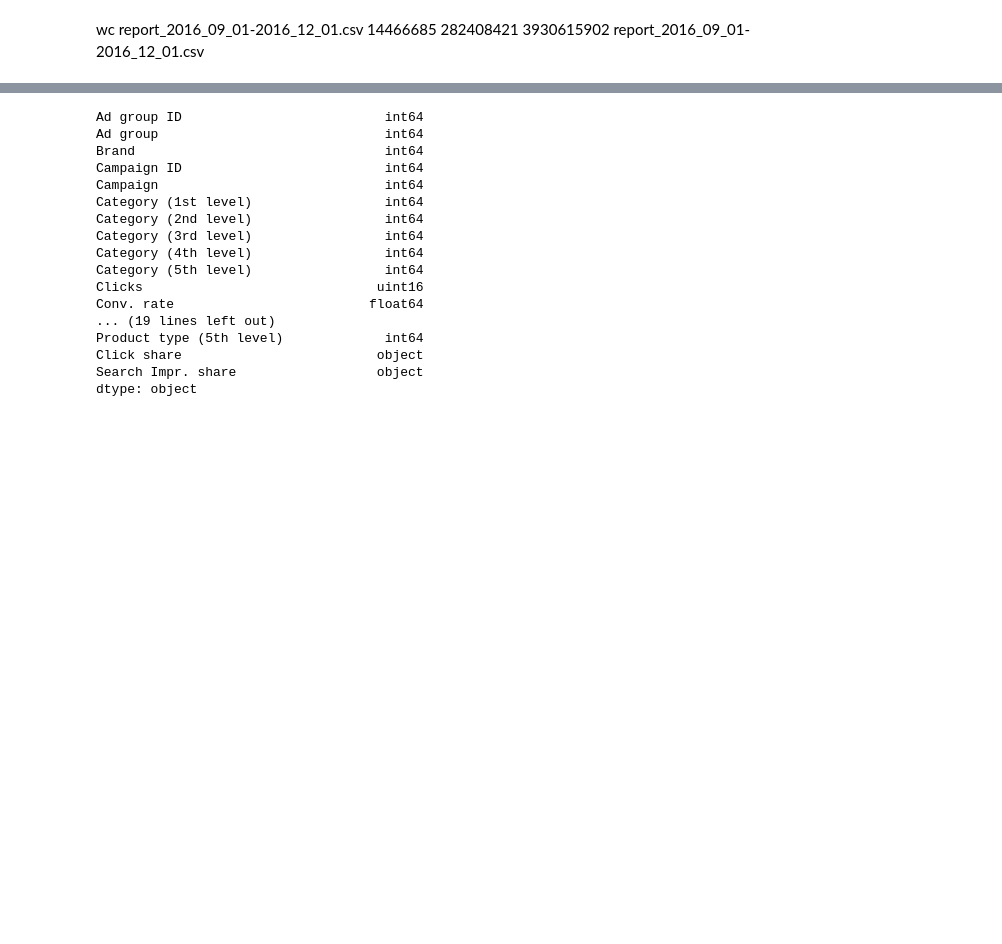
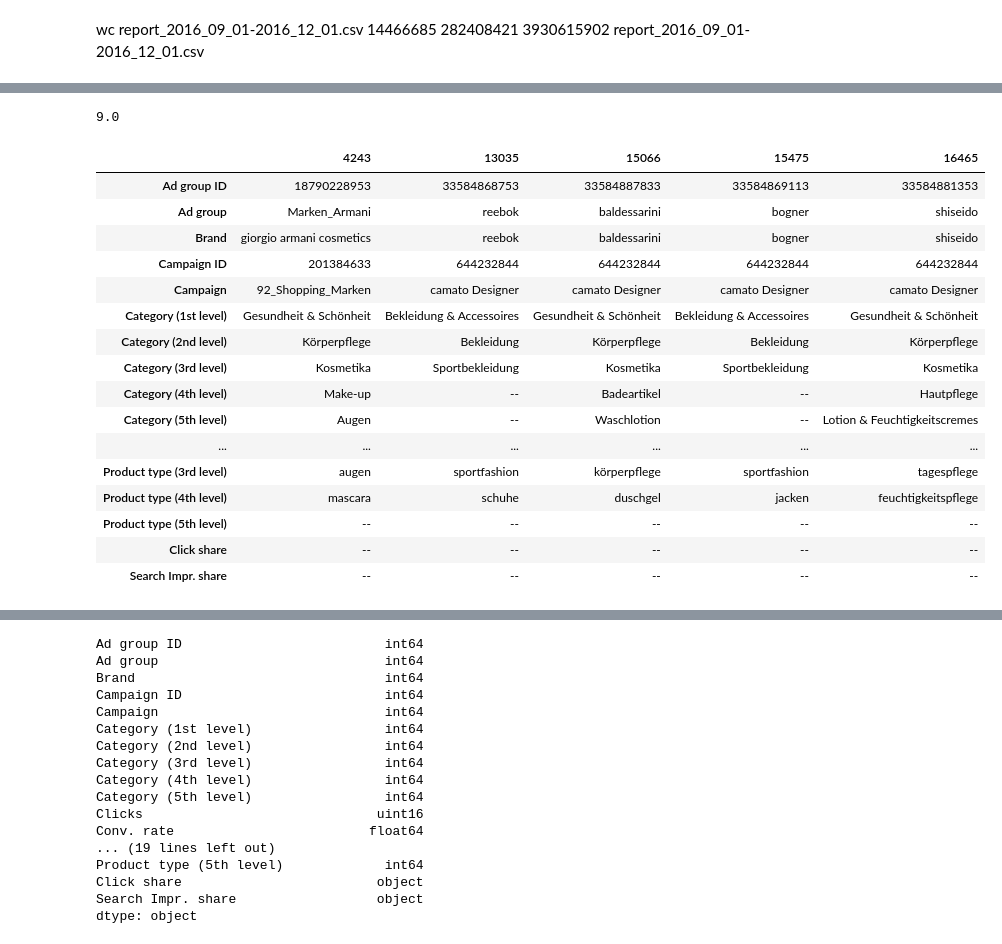
Before and after one commit to seanv507/crea, a Jupyter notebook: crealytics.ipynb, the cells around one changed output, grey strips where cells are left out. Cells and saved outputs as stored; diff of their text form; code cells hidden in the pictures; blank space fills up the shorter version.

```diff
--- a/crealytics.ipynb
+++ b/crealytics.ipynb
@@ -101,0 +175,24 @@ df_mg.to_pickle('report_2016_09_01-2016_12_01.pkl')
+# %%
+df_mg['Conv. rate'].max()
+# %% [output]
+9.0
+# %%
+df_mg[df_mg['CTR']>1].head().T
+# %% [output]
+|  | 4243 | 13035 | 15066 | 15475 | 16465 |
+| Ad group ID | 18790228953 | 33584868753 | 33584887833 | 33584869113 | 33584881353 |
+| Ad group | Marken_Armani | reebok | baldessarini | bogner | shiseido |
+| Brand | giorgio armani cosmetics | reebok | baldessarini | bogner | shiseido |
+| Campaign ID | 201384633 | 644232844 | 644232844 | 644232844 | 644232844 |
+| Campaign | 92_Shopping_Marken | camato Designer | camato Designer | camato Designer | camato Designer |
+| Category (1st level) | Gesundheit & Schönheit | Bekleidung & Accessoires | Gesundheit & Schönheit | Bekleidung & Accessoires | Gesundheit & Schönheit |
+| Category (2nd level) | Körperpflege | Bekleidung | Körperpflege | Bekleidung | Körperpflege |
+| Category (3rd level) | Kosmetika | Sportbekleidung | Kosmetika | Sportbekleidung | Kosmetika |
+| Category (4th level) | Make-up | -- | Badeartikel | -- | Hautpflege |
+| Category (5th level) | Augen | -- | Waschlotion | -- | Lotion & Feuchtigkeitscremes |
+| ... | ... | ... | ... | ... | ... |
+| Product type (3rd level) | augen | sportfashion | körperpflege | sportfashion | tagespflege |
+| Product type (4th level) | mascara | schuhe | duschgel | jacken | feuchtigkeitspflege |
+| Product type (5th level) | -- | -- | -- | -- | -- |
+| Click share | -- | -- | -- | -- | -- |
+| Search Impr. share | -- | -- | -- | -- | -- |
```
Also changed, not shown: parts of 62 cells of this notebook.
